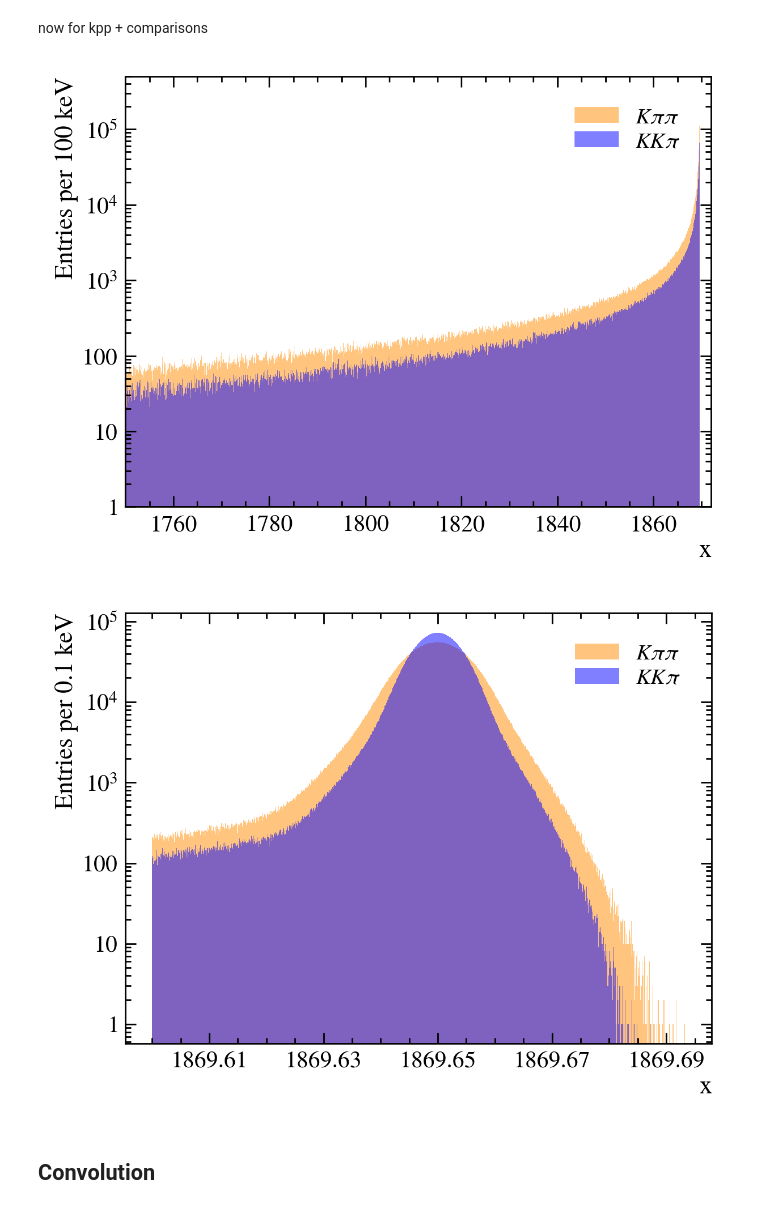
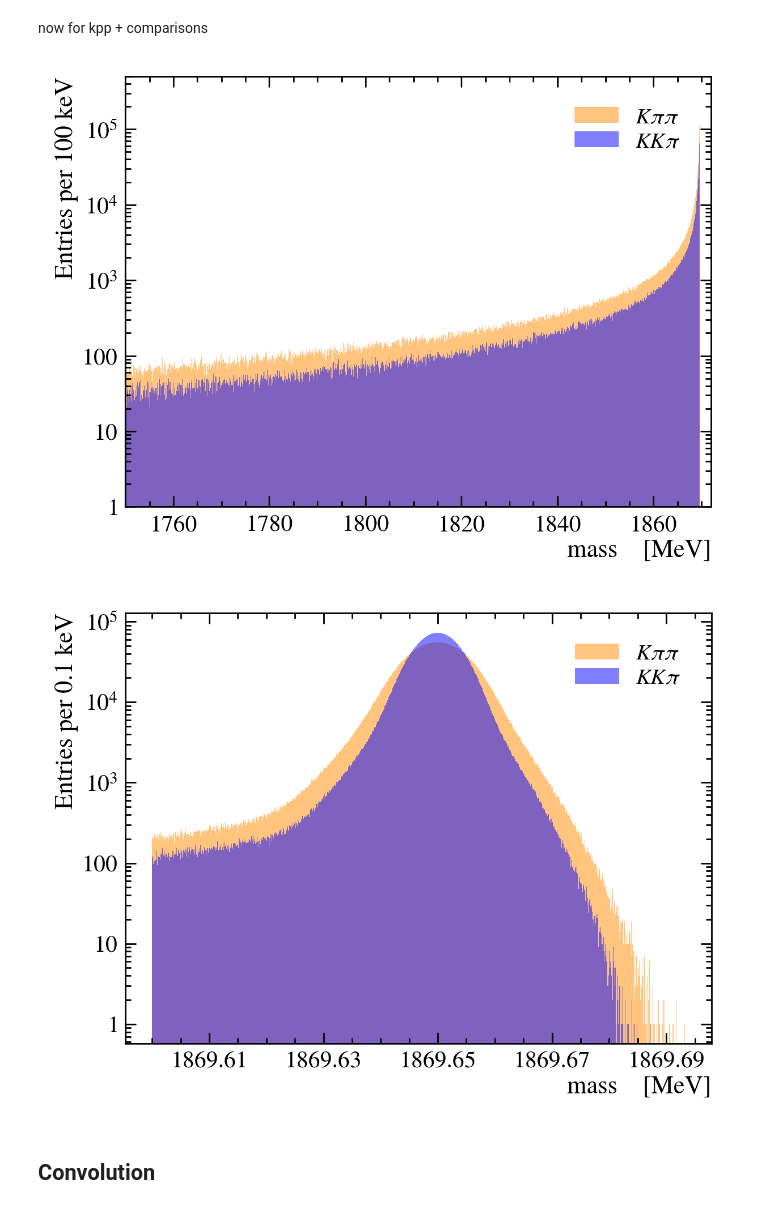
Before and after one commit to treywarner72/convolution, a Jupyter notebook: notebooks/binning_schemes.ipynb, the cells around one changed output. Drawn from its saved outputs; the diff is of its cells as text; code cells hidden in the pictures.

```diff
--- a/notebooks/binning_schemes.ipynb
+++ b/notebooks/binning_schemes.ipynb
@@ -187,28 +195,28 @@ kpipi_true_mass = kpipi_true_vec.mass
 # %%
 import matplotlib
 x=np.linspace(-5,5,1000)
 fig, ax1 = plt.subplots()
 
 
 ax1.hist(kpipi_mother_mass, bins=1200, range=(1750,np.max(kpipi_mother_mass)),color='darkorange',alpha=0.5, label='$K\pi\pi$')
 ax1.hist(Dp_mother_mass, bins=1200, range=(1750,np.max(Dp_mother_mass)),color='blue',alpha=0.5, label='$KK\pi$')
 ax1.axis([1750,1872,1,5*10**5])
-ax1.set(xlabel='x',ylabel='Entries per 100 keV', yscale='log')
+ax1.set(xlabel='mass    [MeV]',ylabel='Entries per 100 keV', yscale='log')
 ax1.legend()
 fig.show()
 
 fig, ax2 = plt.subplots()
 
 ax2.hist(kpipi_mother_mass, bins=1000, range=(1869.6,np.max(kpipi_mother_mass)),color='darkorange',alpha=0.5, label='$K\pi\pi$')
 ax2.hist(Dp_mother_mass, bins=1000, range=(1869.6,np.max(Dp_mother_mass)),color='blue',alpha=0.5, label='$KK\pi$')
-ax2.set(xlabel='x', ylabel='Entries per 0.1 keV', yscale='log', xticks=[1869.61,1869.63,1869.65,1869.67,1869.69])
+ax2.set(xlabel='mass    [MeV]', ylabel='Entries per 0.1 keV', yscale='log', xticks=[1869.61,1869.63,1869.65,1869.67,1869.69])
 ax2.get_xaxis().set_major_formatter(
     matplotlib.ticker.FuncFormatter(lambda x, p: format(float(x))))
 ax2.legend()
 fig.show()
 # %% [output]
-[figure, old version]
+[figure, new version]
-[figure, old version]
+[figure, new version]
 # %%
 counts, edges = np.histogram(kpipi_mother_mass, bins=tanh_bin(1200, 1750, np.max(Dp_mother_mass), 100,0.0001))
 centers = (edges[1:] + edges[:-1]) / 2
```
Also changed, not shown: parts of 33 cells of this notebook, 14 other files.
